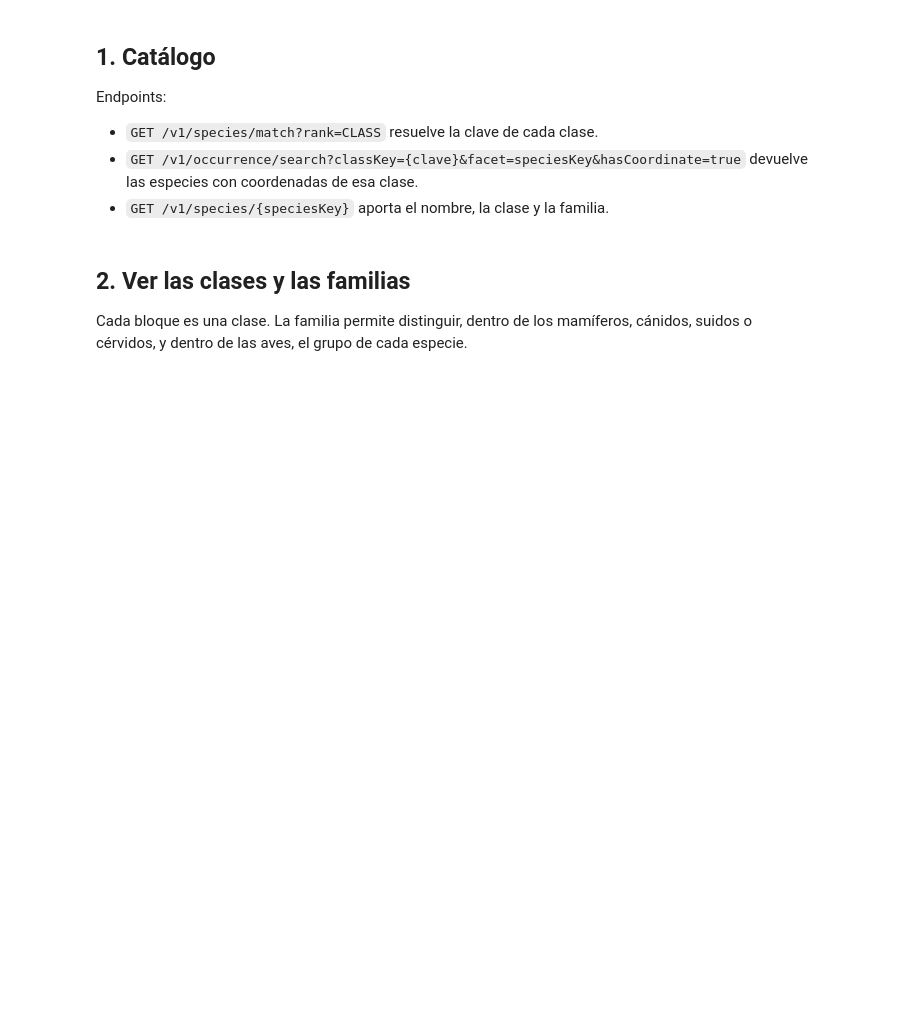
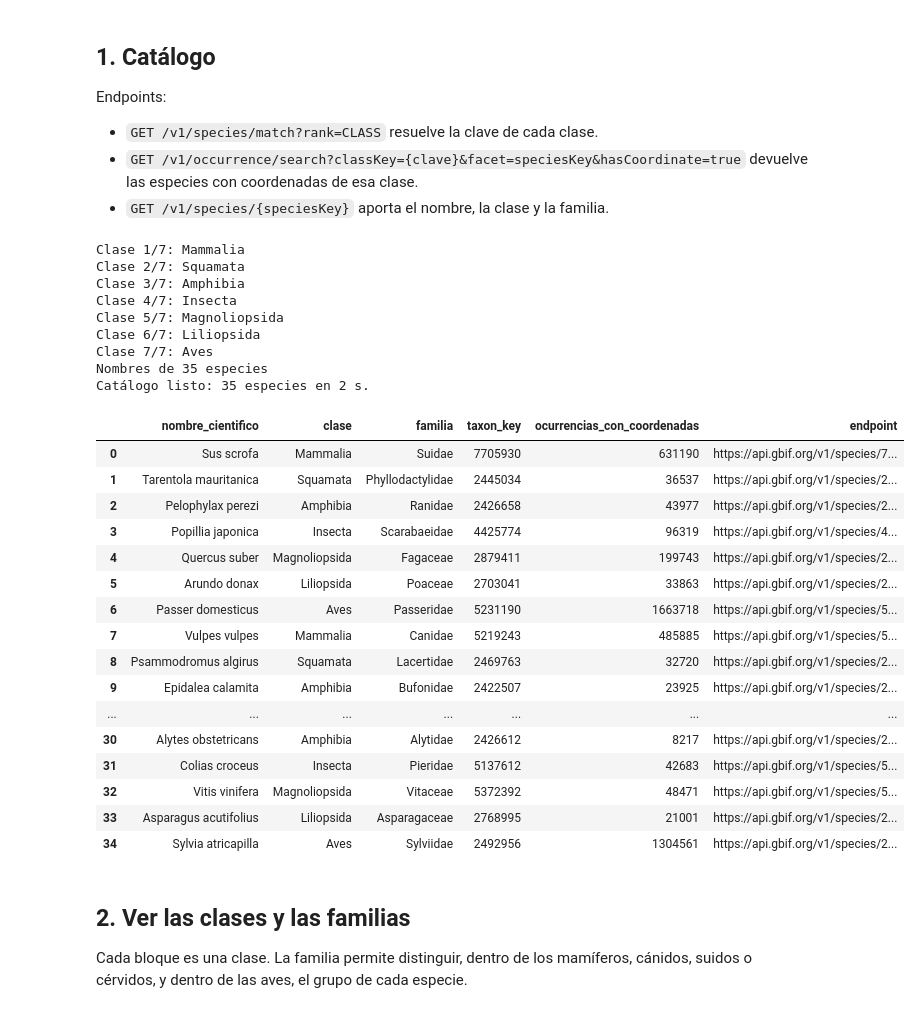
Before and after one commit to gracobjo/biodiversidad, a Jupyter notebook: notebooks/gbif_especies_por_clase_es_pt.ipynb, the cells around one changed output. Drawn from its saved outputs; the diff is of its cells as text; code cells hidden in the pictures; blank space fills up the shorter version.

Commit message:
Deja el catálogo por clases con tiempos cortos y el kernel de Jupyter en .venv, para que el cuaderno termine.
Co-authored-by: Cursor <cursoragent@cursor.com>

```diff
--- a/notebooks/gbif_especies_por_clase_es_pt.ipynb
+++ b/notebooks/gbif_especies_por_clase_es_pt.ipynb
@@ -46,14 +54,51 @@ Endpoints:
 - `GET /v1/occurrence/search?classKey={clave}&facet=speciesKey&hasCoordinate=true` devuelve las especies con coordenadas de esa clase.
 - `GET /v1/species/{speciesKey}` aporta el nombre, la clase y la familia.
 # %%
+import time
+
+def progreso(mensaje: str) -> None:
+    print(mensaje, flush=True)
+
+inicio = time.perf_counter()
 filas = listar_especies_con_coordenadas(
     paises=PAISES,
     year_range=YEAR_RANGE,
     limite=ESPECIES_POR_CLASE,
-    on_progreso=print,
+    on_progreso=progreso,
+)
+print(
+    f"Catálogo listo: {len(filas)} especies en {time.perf_counter() - inicio:.0f} s.",
+    flush=True,
 )
 df_especies = pd.DataFrame(filas)
 df_especies
+# %% [output]
+Clase 1/7: Mammalia
+Clase 2/7: Squamata
+Clase 3/7: Amphibia
+Clase 4/7: Insecta
+Clase 5/7: Magnoliopsida
+Clase 6/7: Liliopsida
+Clase 7/7: Aves
+Nombres de 35 especies
+Catálogo listo: 35 especies en 2 s.
+|  | nombre_cientifico | clase | familia | taxon_key | ocurrencias_con_coordenadas | endpoint |
+| 0 | Sus scrofa | Mammalia | Suidae | 7705930 | 631190 | https://api.gbif.org/v1/species/7... |
+| 1 | Tarentola mauritanica | Squamata | Phyllodactylidae | 2445034 | 36537 | https://api.gbif.org/v1/species/2... |
+| 2 | Pelophylax perezi | Amphibia | Ranidae | 2426658 | 43977 | https://api.gbif.org/v1/species/2... |
+| 3 | Popillia japonica | Insecta | Scarabaeidae | 4425774 | 96319 | https://api.gbif.org/v1/species/4... |
+| 4 | Quercus suber | Magnoliopsida | Fagaceae | 2879411 | 199743 | https://api.gbif.org/v1/species/2... |
+| 5 | Arundo donax | Liliopsida | Poaceae | 2703041 | 33863 | https://api.gbif.org/v1/species/2... |
+| 6 | Passer domesticus | Aves | Passeridae | 5231190 | 1663718 | https://api.gbif.org/v1/species/5... |
+| 7 | Vulpes vulpes | Mammalia | Canidae | 5219243 | 485885 | https://api.gbif.org/v1/species/5... |
+| 8 | Psammodromus algirus | Squamata | Lacertidae | 2469763 | 32720 | https://api.gbif.org/v1/species/2... |
+| 9 | Epidalea calamita | Amphibia | Bufonidae | 2422507 | 23925 | https://api.gbif.org/v1/species/2... |
+| ... | ... | ... | ... | ... | ... | ... |
+| 30 | Alytes obstetricans | Amphibia | Alytidae | 2426612 | 8217 | https://api.gbif.org/v1/species/2... |
+| 31 | Colias croceus | Insecta | Pieridae | 5137612 | 42683 | https://api.gbif.org/v1/species/5... |
+| 32 | Vitis vinifera | Magnoliopsida | Vitaceae | 5372392 | 48471 | https://api.gbif.org/v1/species/5... |
+| 33 | Asparagus acutifolius | Liliopsida | Asparagaceae | 2768995 | 21001 | https://api.gbif.org/v1/species/2... |
+| 34 | Sylvia atricapilla | Aves | Sylviidae | 2492956 | 1304561 | https://api.gbif.org/v1/species/2... |
 # %% [markdown]
 ## 2. Ver las clases y las familias
 
```
Also changed, not shown: parts of 4 cells of this notebook, 4 other files.
